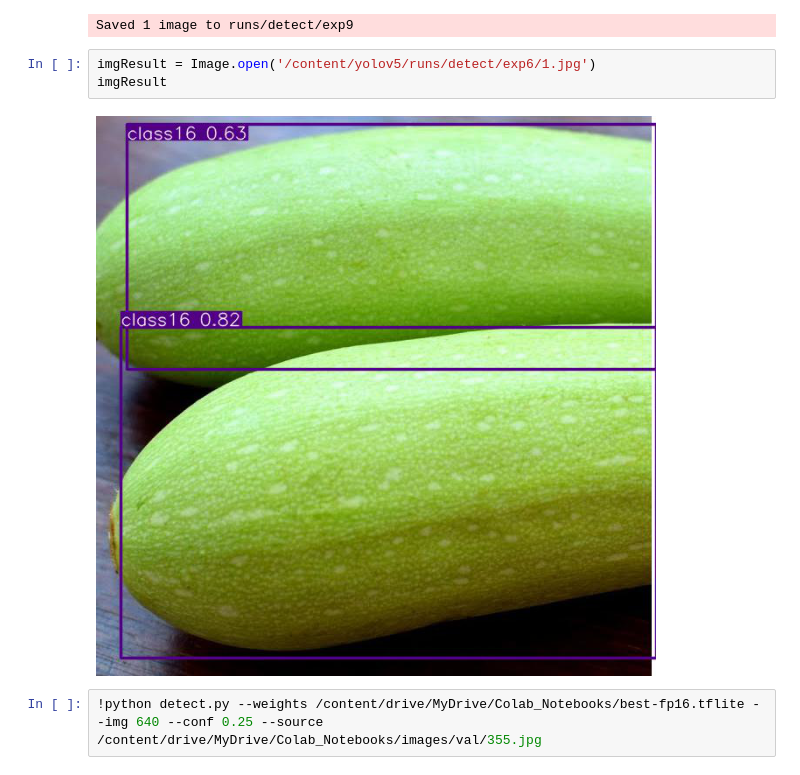
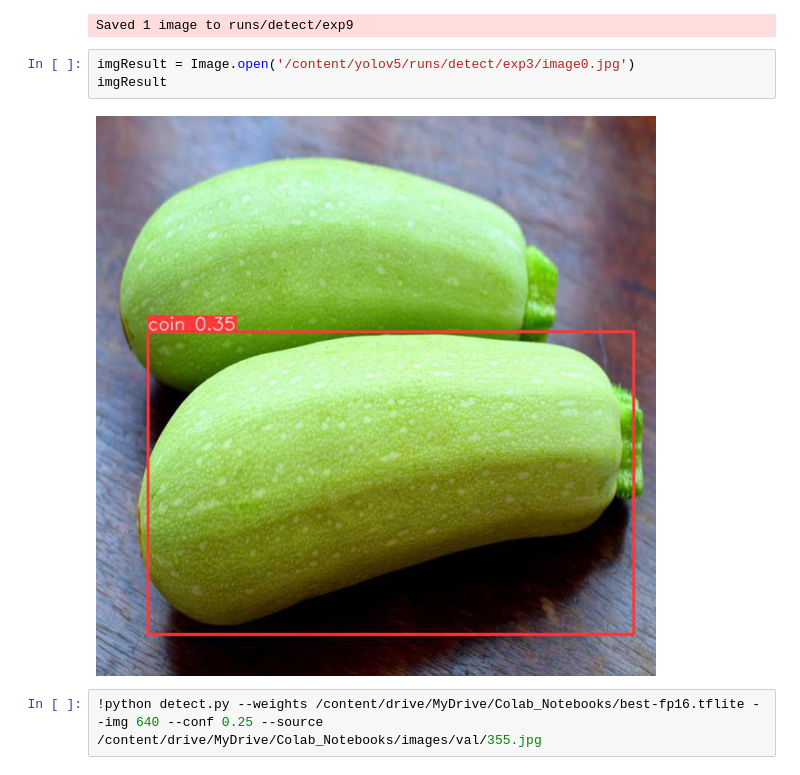
Before and after one commit to InColumi/ML, a Jupyter notebook: lab03.ipynb, the cells around one changed output. Saved outputs shown, nothing was run; the diff lists cells and outputs as text.

```diff
--- a/lab03.ipynb
+++ b/lab03.ipynb
@@ -87,10 +105,10 @@ result.save()
 # %% [output]
 Saved 1 image to runs/detect/exp9
 # %%
-imgResult = Image.open('/content/yolov5/runs/detect/exp6/1.jpg')
+imgResult = Image.open('/content/yolov5/runs/detect/exp3/image0.jpg')
 imgResult
 # %% [output]
-[figure, old version]
+[figure, new version]
 # %%
 !python detect.py --weights /content/drive/MyDrive/Colab_Notebooks/best-fp16.tflite --img 640 --conf 0.25 --source /content/drive/MyDrive/Colab_Notebooks/images/val/355.jpg
 # %% [output]
```
Also changed, not shown: parts of 8 cells of this notebook.
